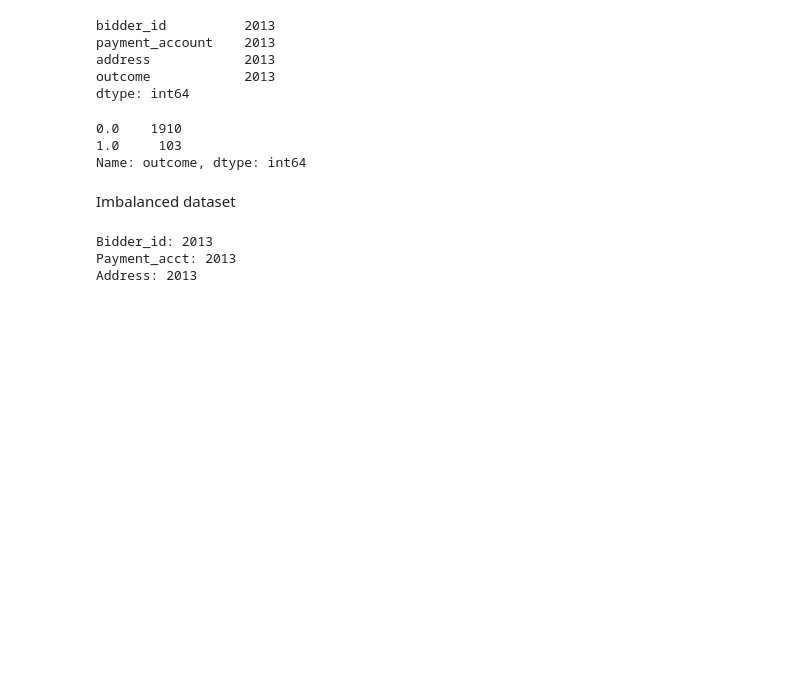
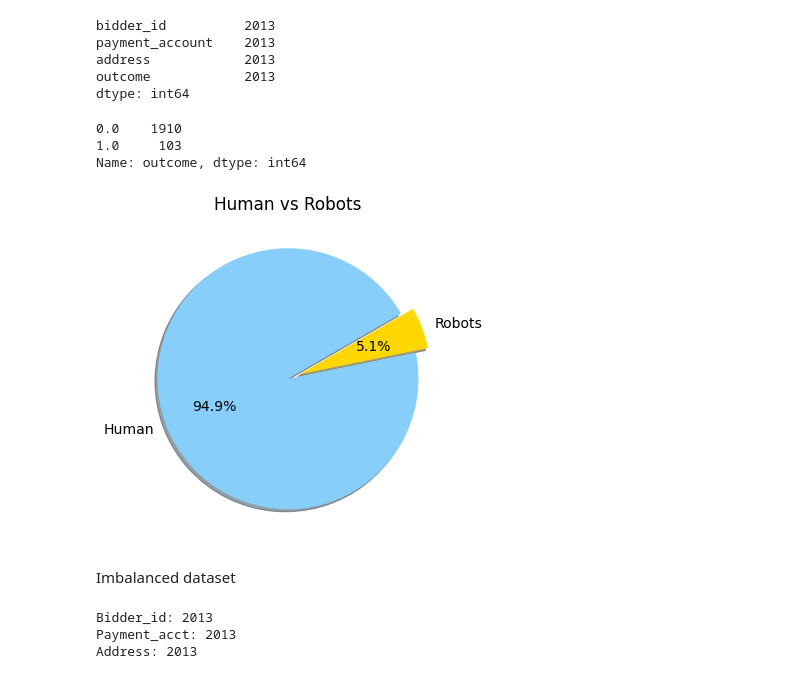
Before and after one commit to Marwan-Takrouri/Human-or-Robot-Facebook-Kaggle, a Jupyter notebook: Explore_the_data.ipynb, the cells around one changed output. Saved outputs shown, nothing was run; the diff lists cells and outputs as text; code cells hidden in the pictures; blank space fills up the shorter version.

Commit message:
Add user distribution plot and aution info

```diff
--- a/Explore_the_data.ipynb
+++ b/Explore_the_data.ipynb
@@ -51,6 +52,17 @@ train_df.outcome.value_counts()
 0.0    1910
 1.0     103
 Name: outcome, dtype: int64
+# %%
+# Plot the results
+x = train_df.outcome.value_counts()
+
+plt.subplots(figsize=(10, 6))
+plt.pie(x, labels=["Human", "Robots"], colors=["lightskyblue", "gold"],explode=[0, 0.1], autopct='%1.1f%%', shadow=True,startangle=30)
+plt.title("Human vs Robots")
+mpl.rcParams['font.size'] = 14
+plt.show()
+# %% [output]
+[figure, added]
 # %% [markdown]
 Imbalanced dataset
 # %%
```
Also changed, not shown: parts of 31 cells of this notebook.
